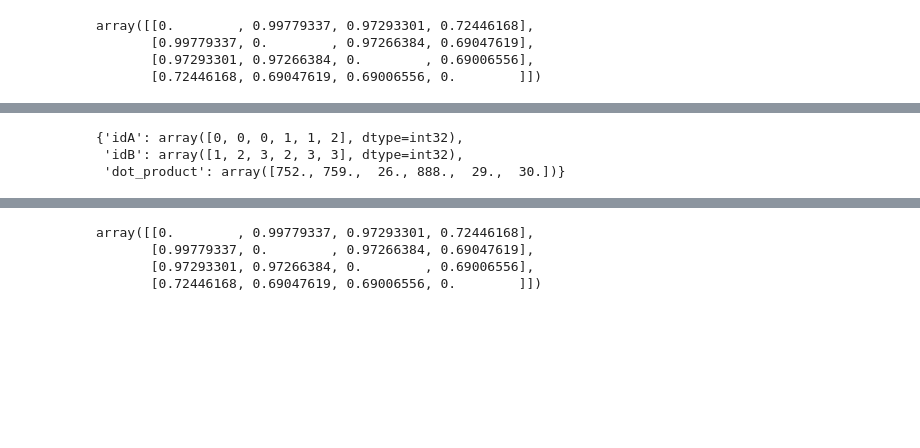
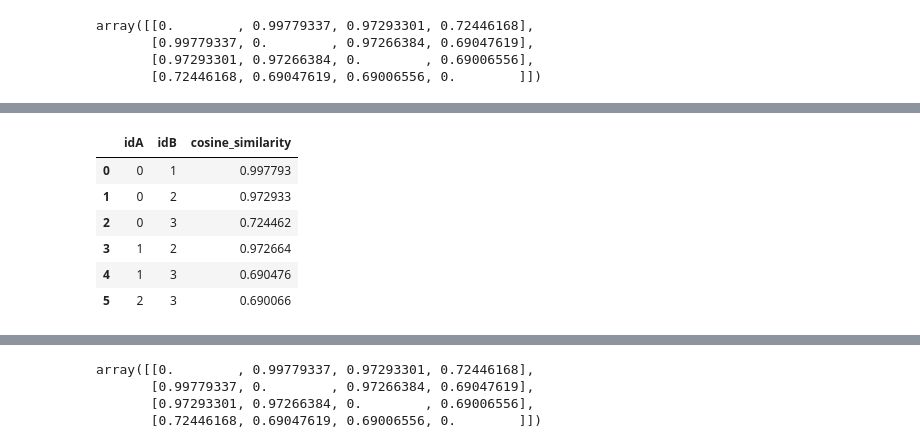
Before and after one commit to jadsongmatos/demostenes-ai, a Jupyter notebook: query_cosine_similarity.ipynb, the cells around one changed output, grey strips where cells are left out. Drawn from its saved outputs; the diff is of its cells as text; code cells hidden in the pictures; blank space fills up the shorter version.

```diff
--- a/query_cosine_similarity.ipynb
+++ b/query_cosine_similarity.ipynb
@@ -203,30 +109,50 @@ GROUP BY
 # %%
 con.execute("""
-WITH expanded AS (
+WITH DotProducts AS (
+    WITH expanded AS (
+        SELECT
+            a.id AS idA,
+            b.id AS idB,
+            unnest(a.data) AS a_data,
+            unnest(b.data) AS b_data,
+            row_number() OVER(PARTITION BY a.id, b.id ORDER BY a.id) as rn
+        FROM
+            BigBird a
+        CROSS JOIN
+            BigBird b
+        WHERE
+            a.id < b.id
+    )
+
     SELECT
-        a.id AS idA,
-        b.id AS idB,
-        unnest(a.data) AS a_data,
-        unnest(b.data) AS b_data,
-        row_number() OVER(PARTITION BY a.id, b.id ORDER BY a.id) as rn
+        idA,
+        idB,
+        sum(a_data * b_data) AS dot_product
     FROM
-        BigBird a
-    CROSS JOIN
-        BigBird b
-    WHERE
-        a.id < b.id
-)
+        expanded
+    GROUP BY
+        idA, idB
 
+    )
 SELECT
-    idA,
-    idB,
-    sum(a_data * b_data) AS dot_product
+    d.idA,
+    d.idB,
+    CASE
+        WHEN n1.norm = 0 OR n2.norm = 0 THEN 0
+        ELSE d.dot_product / (n1.norm * n2.norm)
+    END AS cosine_similarity
 FROM
-    expanded
-GROUP BY
-    idA, idB
-""").fetchnumpy()
+    DotProducts d
+JOIN
+    BigBird_norm n1 ON d.idA = n1.id
+JOIN
+    BigBird_norm n2 ON d.idB = n2.id;
+""").df()
 # %% [output]
-{'idA': array([0, 0, 0, 1, 1, 2], dtype=int32),
- 'idB': array([1, 2, 3, 2, 3, 3], dtype=int32),
- 'dot_product': array([752., 759.,  26., 888.,  29.,  30.])}
+|  | idA | idB | cosine_similarity |
+| 0 | 0 | 1 | 0.997793 |
+| 1 | 0 | 2 | 0.972933 |
+| 2 | 0 | 3 | 0.724462 |
+| 3 | 1 | 2 | 0.972664 |
+| 4 | 1 | 3 | 0.690476 |
+| 5 | 2 | 3 | 0.690066 |
```
Also changed, not shown: parts of 18 cells of this notebook, 4 other files.
